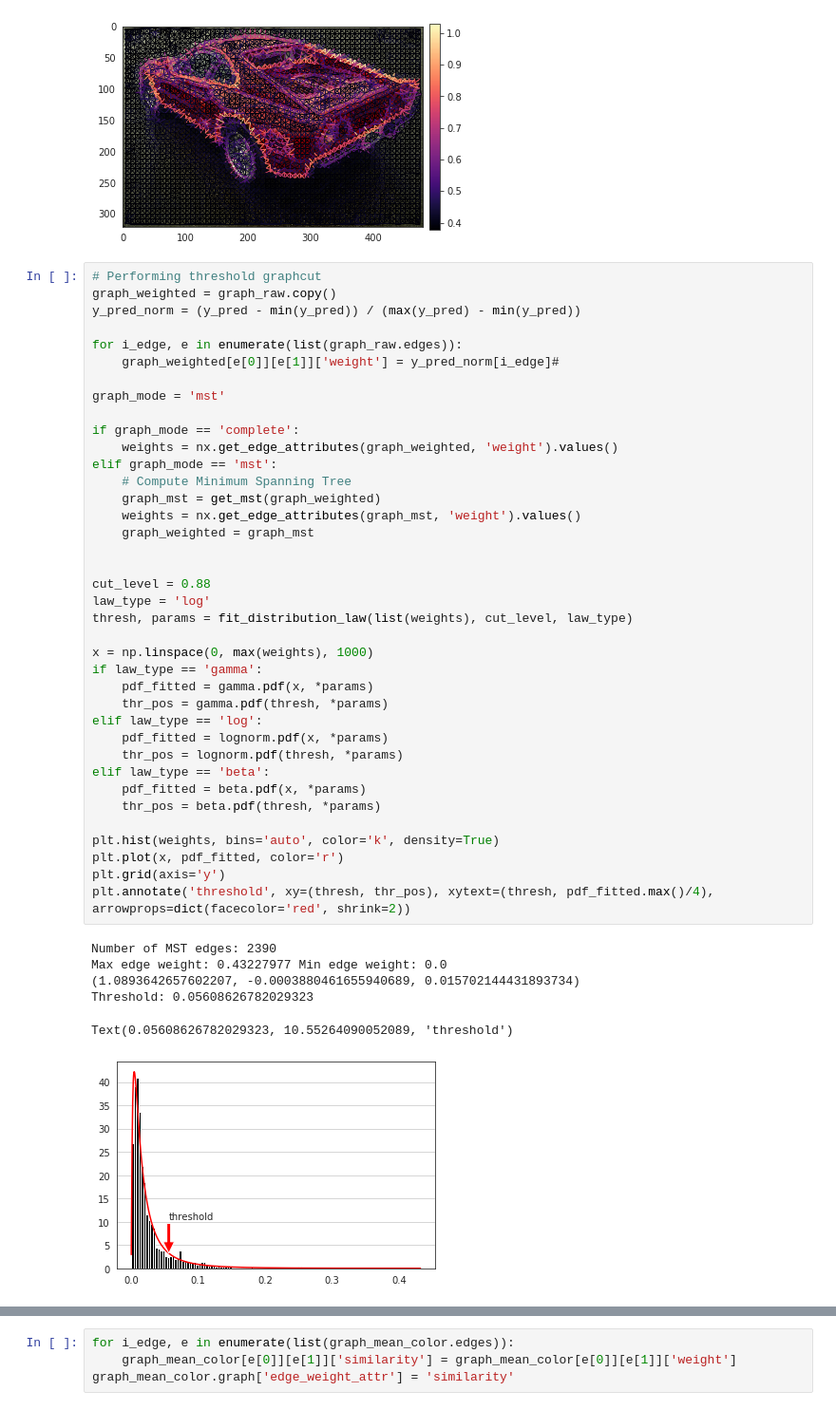
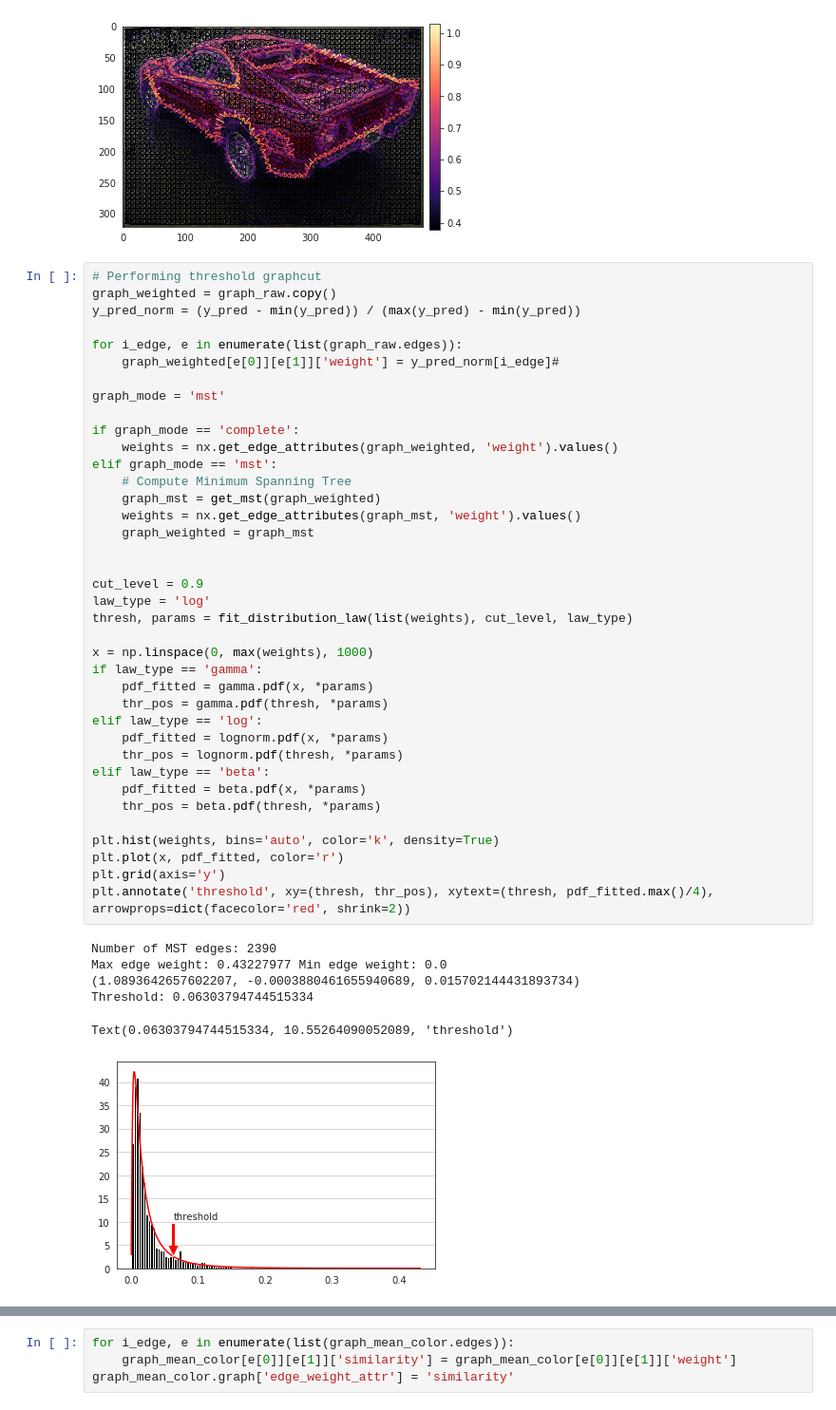
Before and after one commit to CVMethods/gabor_color_image_segmentation, a Jupyter notebook: jupyter-notebooks/chameleon_graph_segmentation.ipynb, the cells around one changed output, grey strips where cells are left out. Shown at 95% size. Drawn from its saved outputs; the diff is of its cells as text.

```diff
--- a/jupyter-notebooks/chameleon_graph_segmentation.ipynb
+++ b/jupyter-notebooks/chameleon_graph_segmentation.ipynb
@@ -120,37 +120,37 @@ if graph_mode == 'complete':
     weights = nx.get_edge_attributes(graph_weighted, 'weight').values()
 elif graph_mode == 'mst':
     # Compute Minimum Spanning Tree
     graph_mst = get_mst(graph_weighted)
     weights = nx.get_edge_attributes(graph_mst, 'weight').values()
     graph_weighted = graph_mst
 
 
-cut_level = 0.88
+cut_level = 0.9
 law_type = 'log'
 thresh, params = fit_distribution_law(list(weights), cut_level, law_type)
 
 x = np.linspace(0, max(weights), 1000)
 if law_type == 'gamma':
     pdf_fitted = gamma.pdf(x, *params)
     thr_pos = gamma.pdf(thresh, *params)
 elif law_type == 'log':
     pdf_fitted = lognorm.pdf(x, *params)
     thr_pos = lognorm.pdf(thresh, *params)
 elif law_type == 'beta':
     pdf_fitted = beta.pdf(x, *params)
     thr_pos = beta.pdf(thresh, *params)
 
 plt.hist(weights, bins='auto', color='k', density=True)
 plt.plot(x, pdf_fitted, color='r')
 plt.grid(axis='y')
 plt.annotate('threshold', xy=(thresh, thr_pos), xytext=(thresh, pdf_fitted.max()/4), arrowprops=dict(facecolor='red', shrink=2))
 # %% [output]
 Number of MST edges: 2390
 Max edge weight: 0.43227977 Min edge weight: 0.0
 (1.0893642657602207, -0.0003880461655940689, 0.015702144431893734)
-Threshold: 0.05608626782029323
+Threshold: 0.06303794744515334
-Text(0.05608626782029323, 10.55264090052089, 'threshold')
+Text(0.06303794744515334, 10.55264090052089, 'threshold')
-[figure, old version]
+[figure, new version]
 # %%
 graph_aftercut = graph_weighted.copy()
 graph.cut_threshold(regions_slic, graph_aftercut, thresh, in_place=True)
```
Also changed, not shown: parts of 12 cells of this notebook, 2 other files.
